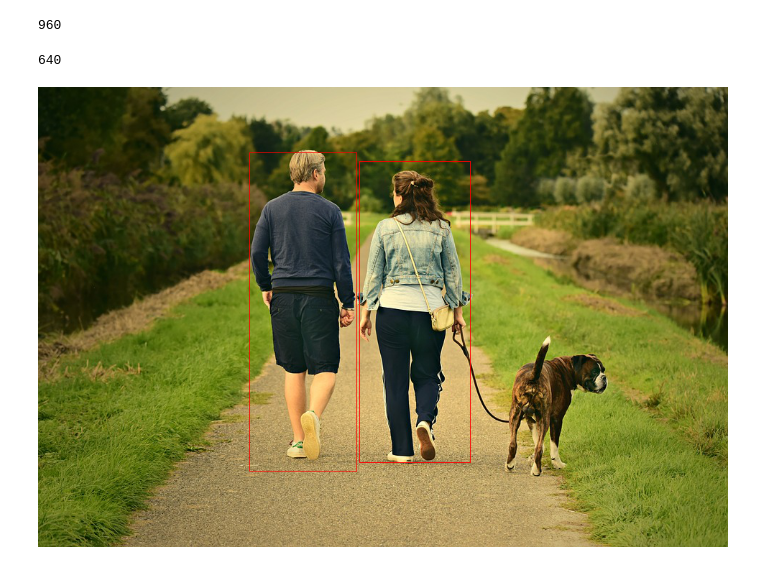
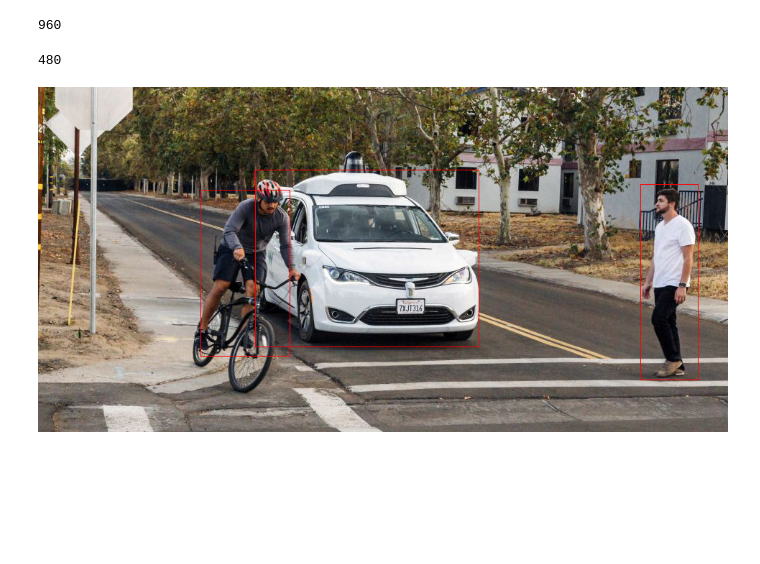
Before and after one commit to robmarkcole/coral-pi-rest-server, a Jupyter notebook: coral-app-usage.ipynb, the cells around one changed output. Saved outputs shown, nothing was run; the diff lists cells and outputs as text; code cells hidden in the pictures; blank space fills up the shorter version.

```diff
--- a/coral-app-usage.ipynb
+++ b/coral-app-usage.ipynb
@@ -19,6 +19,7 @@ import requests
 
 PREDICT_URL = 'http://localhost:5000/v1/vision/detection'
 IMAGE_PATH = "images/test-image3.jpg"
+IMAGE_PATH = "images/people_car.jpg"
 #IMAGE_PATH = "images/face.jpg"
 
 # load the input image and construct the payload for the request
@@ -64,4 +71,4 @@ response.json()
 ## Process response
 # %%
 import helpers
-CONFIDENCE = 50 # A threshold percentage for confidence
+CONFIDENCE = 0.50 # A threshold percentage for confidence
@@ -113,14 +119,13 @@ image_width
 image_height = image.size[1]
 image_height
 # %% [output]
-640
+480
 # %%
-for result in predictions:
-    # bounding_box = list(b_box.values())
-    if float(result["confidence"]) > CONFIDENCE:
-        bounding_box = [result['x_min'], result['y_min'], result['x_max'], result['y_max']]
+for predicton in predictions:
+    if float(predicton["confidence"]) > CONFIDENCE:
+        bounding_box = [predicton['x_min'], predicton['y_min'], predicton['x_max'], predicton['y_max']]
         draw.rectangle(bounding_box, outline='red')
 
 display(image)
 # %% [output]
-[figure, old version]
+[figure, new version]
```
Also changed, not shown: parts of 10 cells of this notebook, 1 other file.
